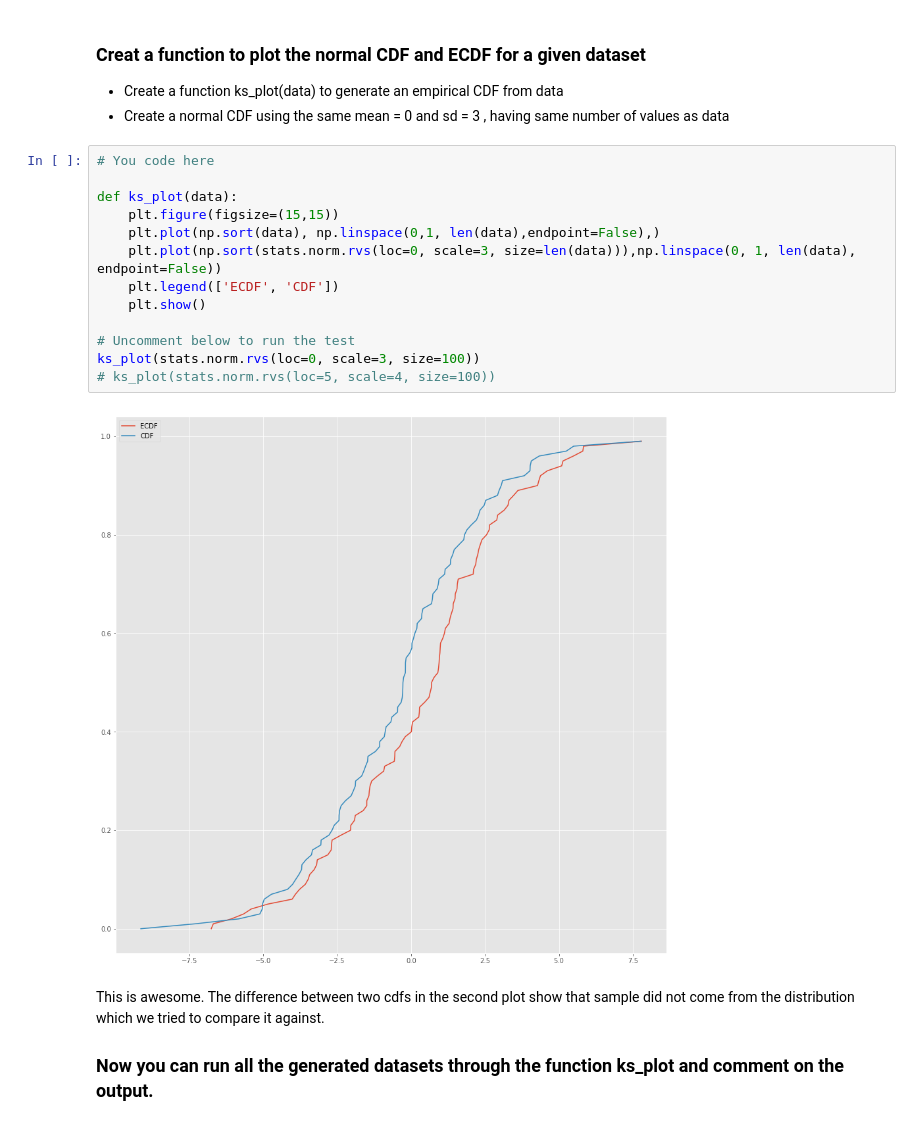
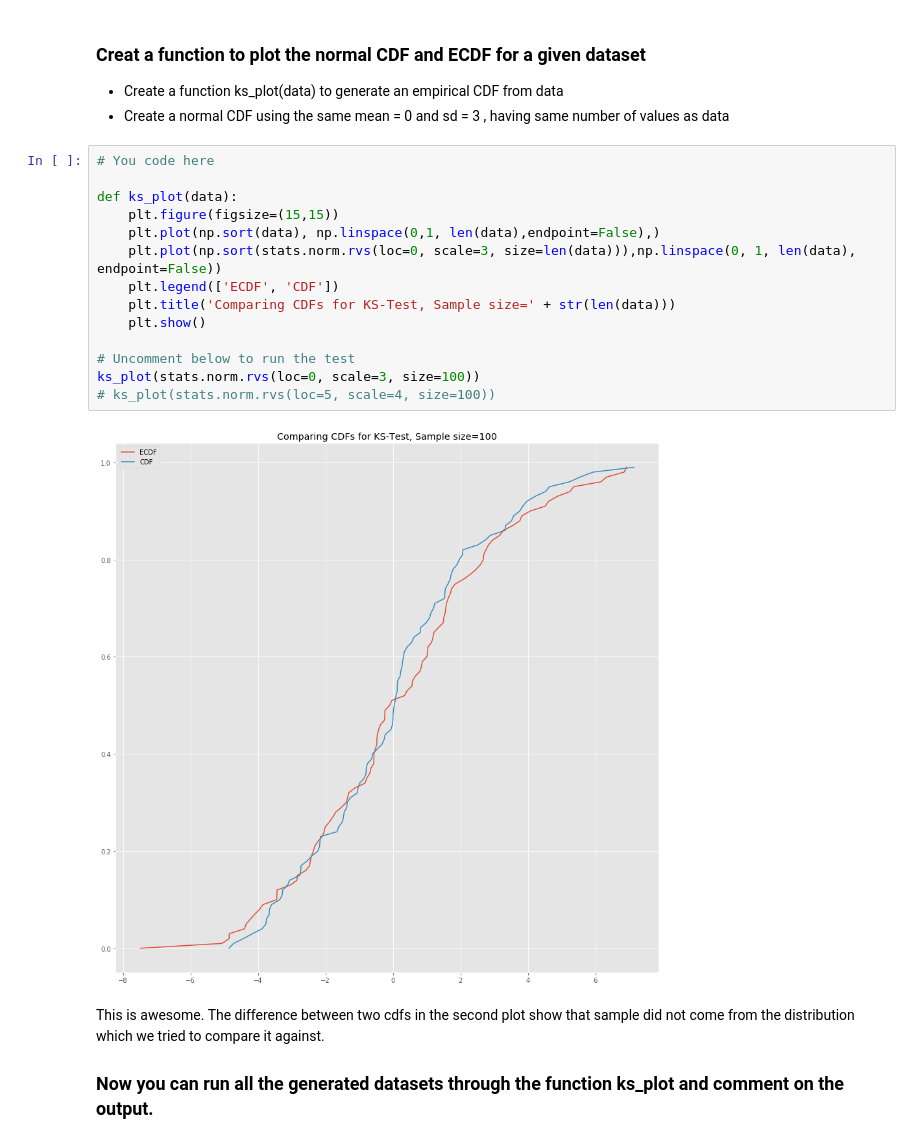
Before and after one commit to worldyne/dsc-2-23-04-kolmogorov-smirnov-test-lab-seattle-ds-career-040119, a Jupyter notebook: index.ipynb, the cells around one changed output. Cells and saved outputs as stored; diff of their text form.

```diff
--- a/index.ipynb
+++ b/index.ipynb
@@ -57,18 +57,19 @@ The qq plot and histograms are relatively good for checking normality
 # %%
 # You code here
 
 def ks_plot(data):
     plt.figure(figsize=(15,15))
     plt.plot(np.sort(data), np.linspace(0,1, len(data),endpoint=False),)
     plt.plot(np.sort(stats.norm.rvs(loc=0, scale=3, size=len(data))),np.linspace(0, 1, len(data), endpoint=False))
     plt.legend(['ECDF', 'CDF'])
+    plt.title('Comparing CDFs for KS-Test, Sample size=' + str(len(data)))
     plt.show()
 
 # Uncomment below to run the test
 ks_plot(stats.norm.rvs(loc=0, scale=3, size=100))
 # ks_plot(stats.norm.rvs(loc=5, scale=4, size=100))
 # %% [output]
-[figure, old version]
+[figure, new version]
 # %% [markdown]
 This is awesome. The difference between two cdfs in the second plot show that sample did not come from the distribution which we tried to compare it against.
 
```
Also changed, not shown: parts of 1 cell of this notebook.
